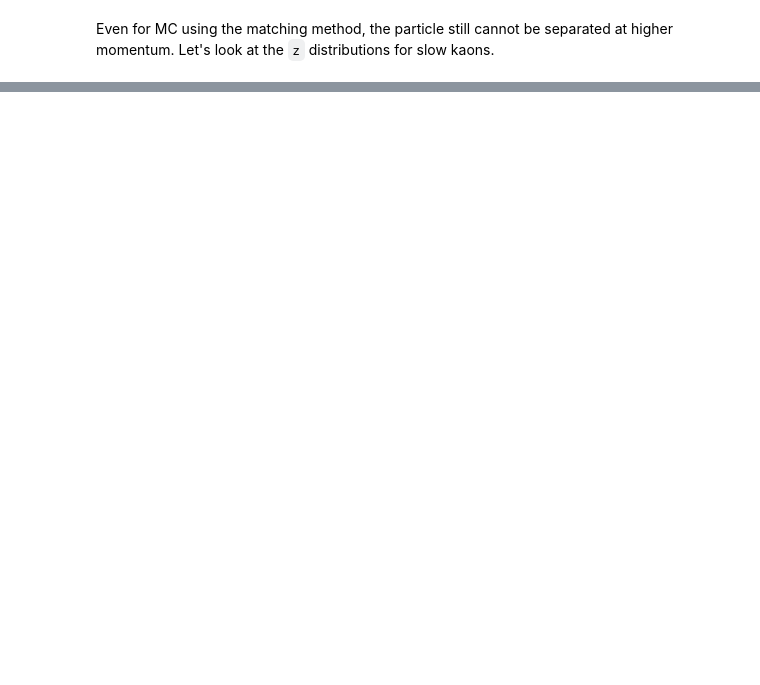
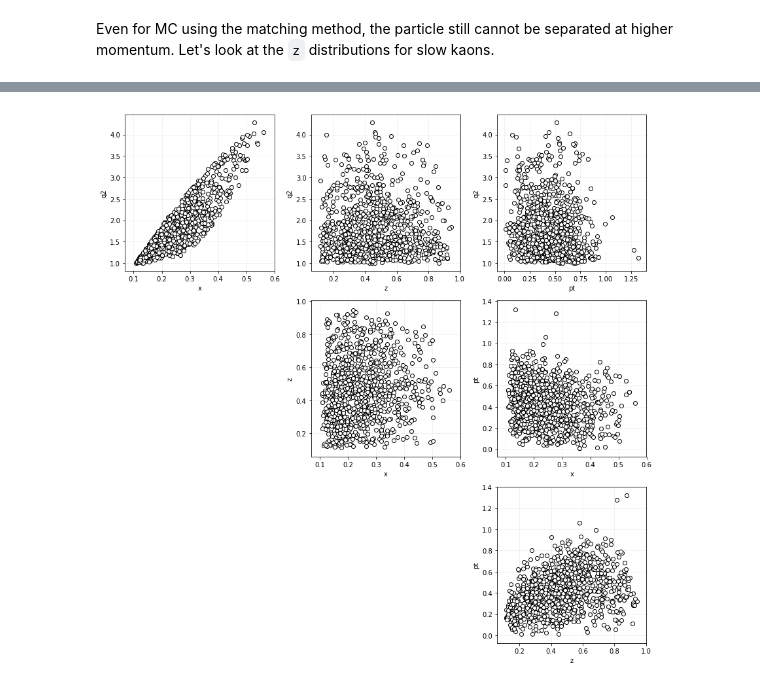
Before and after one commit to dmriser/python-analysis, a Jupyter notebook: kaon-bsa/compare-data-mc.ipynb, the cells around one changed output, grey strips where cells are left out. Drawn from its saved outputs; the diff is of its cells as text; code cells hidden in the pictures; blank space fills up the shorter version.

```diff
--- a/kaon-bsa/compare-data-mc.ipynb
+++ b/kaon-bsa/compare-data-mc.ipynb
@@ -256,0 +262,42 @@ plt.plot(np.linspace(0.1,4.5,100),
+# %%
+plt.figure(figsize=(12,12))
+plt.subplot(3,3,1)
+plt.scatter(sample['x'], sample['q2'], edgecolor='k', color='w')
+plt.grid(alpha=0.2)
+plt.xlabel('x')
+plt.ylabel('q2')
+
+plt.subplot(3,3,2)
+plt.scatter(sample['z'], sample['q2'], edgecolor='k', color='w')
+plt.grid(alpha=0.2)
+plt.xlabel('z')
+plt.ylabel('q2')
+
+plt.subplot(3,3,3)
+plt.scatter(sample['pt'], sample['q2'], edgecolor='k', color='w')
+plt.grid(alpha=0.2)
+plt.xlabel('pt')
+plt.ylabel('q2')
+
+plt.subplot(3,3,5)
+plt.scatter(sample['x'], sample['z'], edgecolor='k', color='w')
+plt.grid(alpha=0.2)
+plt.xlabel('x')
+plt.ylabel('z')
+
+plt.subplot(3,3,6)
+plt.scatter(sample['x'], sample['pt'], edgecolor='k', color='w')
+plt.grid(alpha=0.2)
+plt.xlabel('x')
+plt.ylabel('pt')
+
+plt.subplot(3,3,9)
+plt.scatter(sample['z'], sample['pt'], edgecolor='k', color='w')
+plt.grid(alpha=0.2)
+plt.xlabel('z')
+plt.ylabel('pt')
+
+plt.tight_layout()
+plt.savefig('image/mc_variable_correlations.pdf', bbox_inches='tight')
+# %% [output]
+[figure, added]
```
Also changed, not shown: parts of 15 cells of this notebook, 10 other files.
